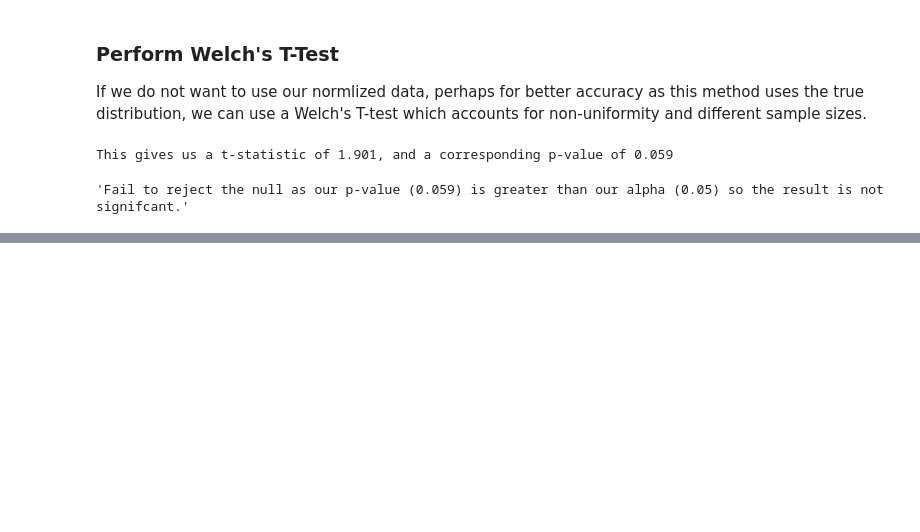
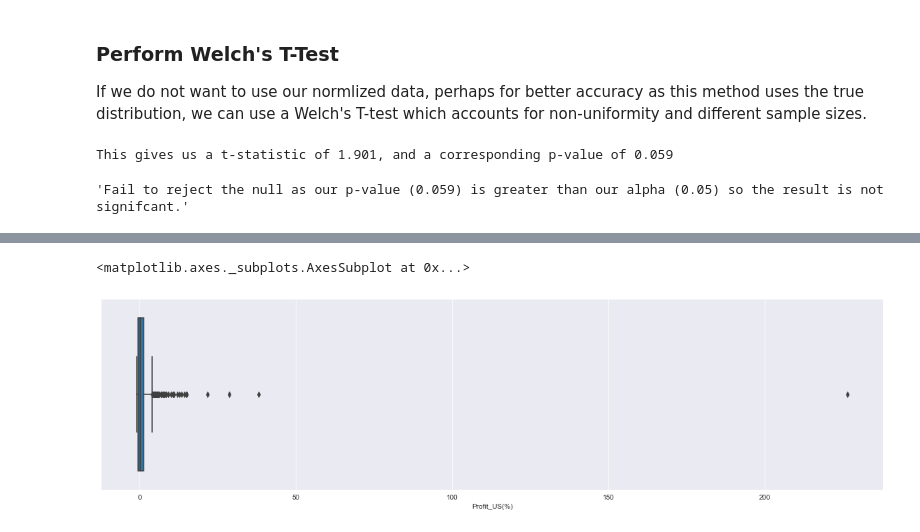
Before and after one commit to Greg-S-12/movies_project3, a Jupyter notebook: Final_Notebook.ipynb, the cells around one changed output, grey strips where cells are left out. Drawn from its saved outputs; the diff is of its cells as text; code cells hidden in the pictures; blank space fills up the shorter version.

```diff
--- a/Final_Notebook.ipynb
+++ b/Final_Notebook.ipynb
@@ -424,0 +561,5 @@ This gives us a t-statistic of 1.901, and a corresponding p-value of 0.059
+# %%
+#Add categorial columns for the seasons
+df_months = pd.DataFrame({"Released_Month" : list(range(1,13)), "Season" : [1,1,2,2,2,3,3,3,4,4,4,1], "Season_" : [1,1,2,2,2,2,2,2,1,1,1,1]})
+df_season_revenue = pd.merge(df_movie_revenue, df_months, on = "Released_Month")
+df_season_revenue
@@ -424,0 +580,7 @@ This gives us a t-statistic of 1.901, and a corresponding p-value of 0.059
+# %%
+#Check the distribution of the profit column
+plt.figure(figsize = [20,5])
+sns.boxplot(df_season_revenue["Profit_US(%)"])
+# %% [output]
+<matplotlib.axes._subplots.AxesSubplot at 0x...>
+[figure, added]
```
Also changed, not shown: parts of 81 cells of this notebook, 2 other files.
